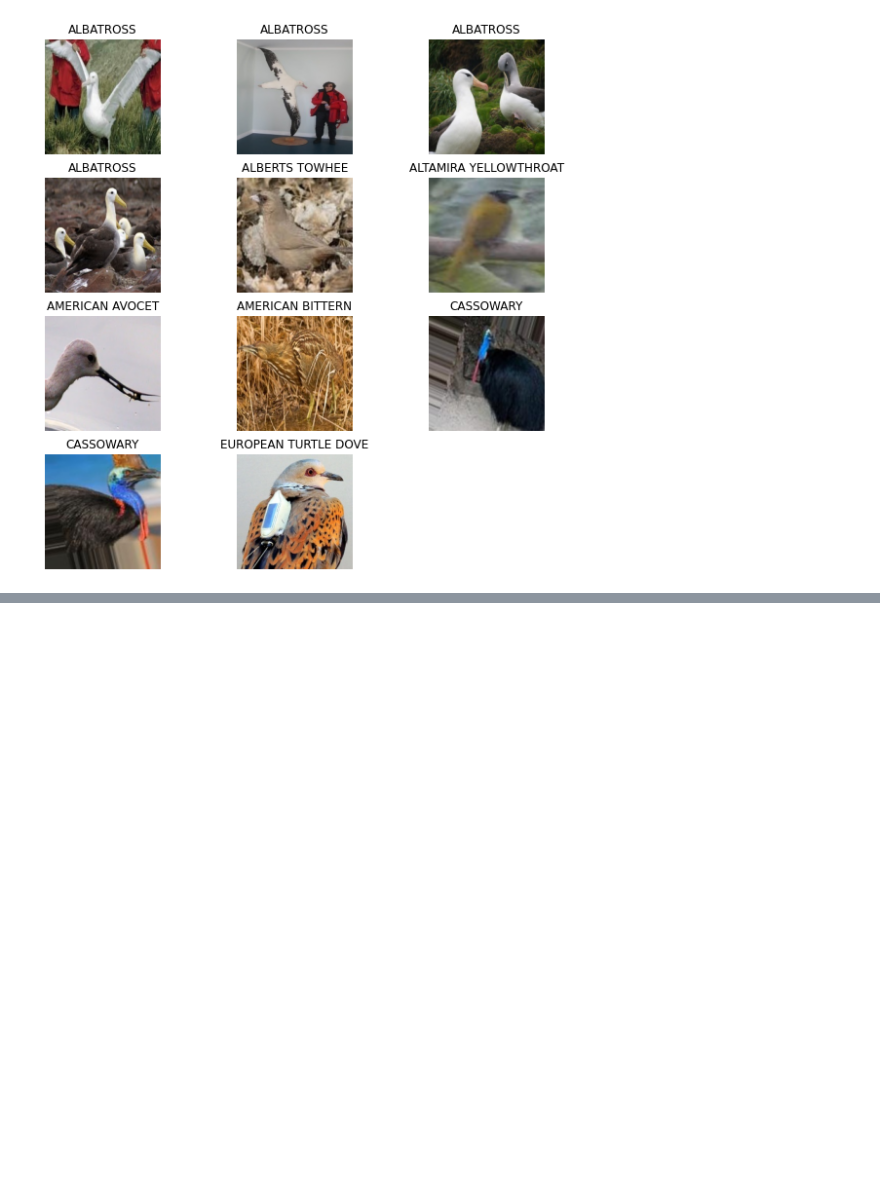
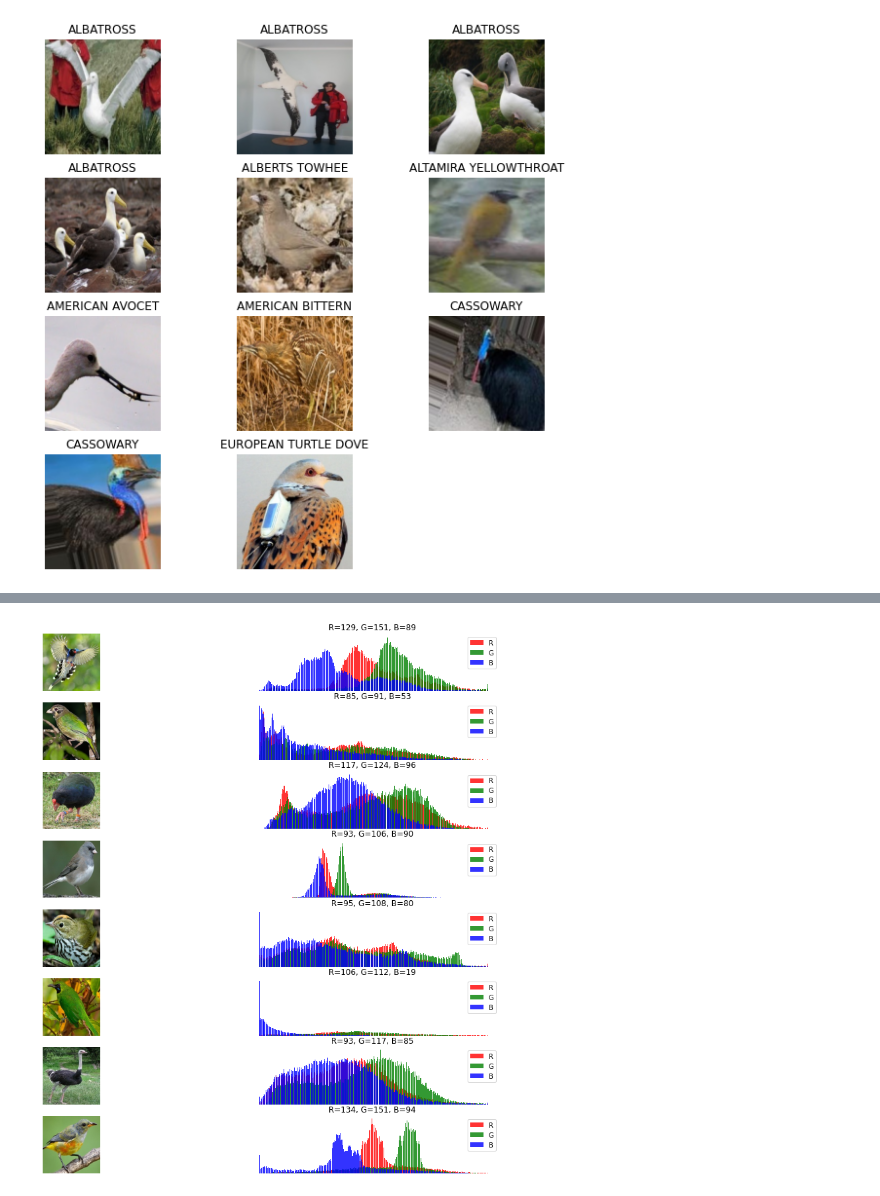
Before and after one commit to andrew-kipp/Birds-400-Species-Image-Classification, a Jupyter notebook: EDA.ipynb, the cells around one changed output, grey strips where cells are left out. Cells and saved outputs as stored; diff of their text form; code cells hidden in the pictures; blank space fills up the shorter version.

```diff
--- a/EDA.ipynb
+++ b/EDA.ipynb
@@ -156,0 +200,6 @@ Wall time: 3.32 s
+# %%
+# Green images and their color distribution
+df = birds[(birds['G'] > 1.05*birds['R']) & (birds['G'] > 1.05*birds['B'])]
+show_color_dist(df, 8)
+# %% [output]
+[figure, added]
```
Also changed, not shown: parts of 9 cells of this notebook.
